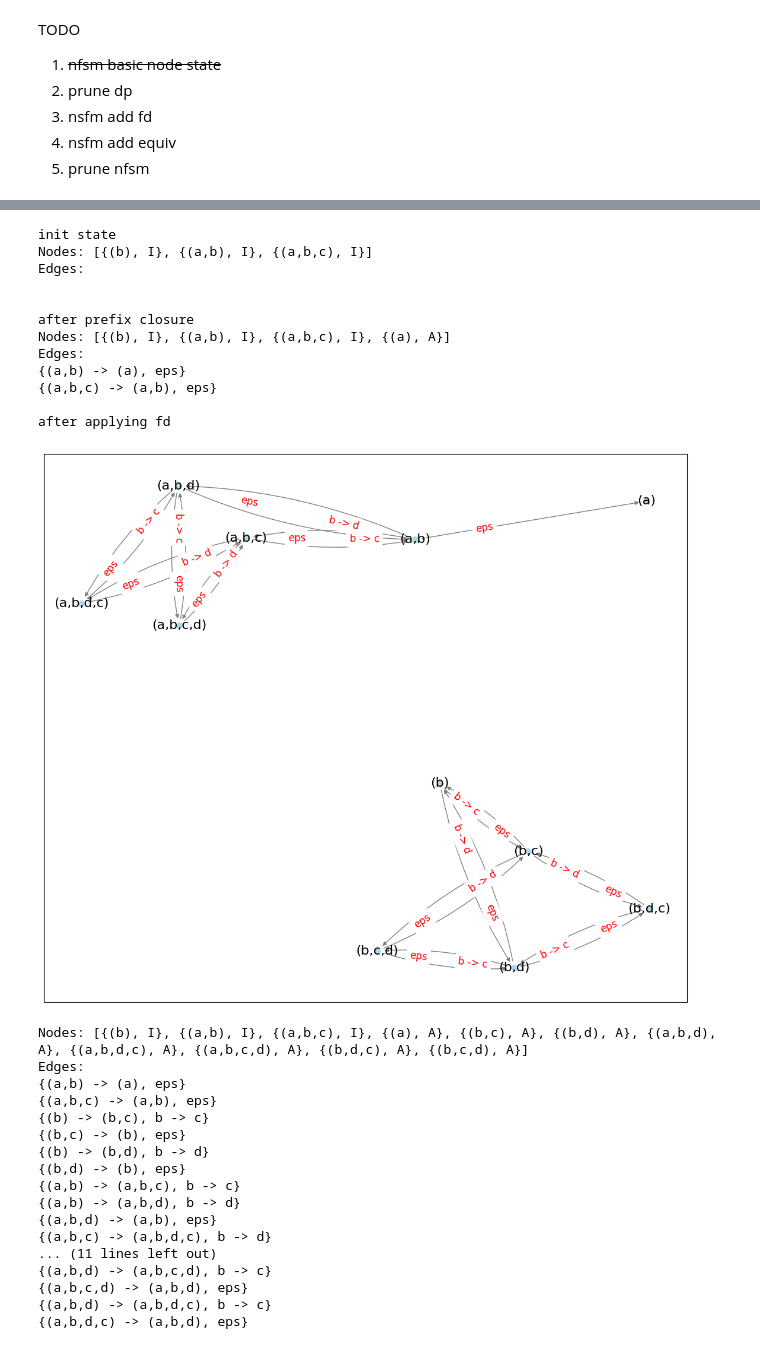
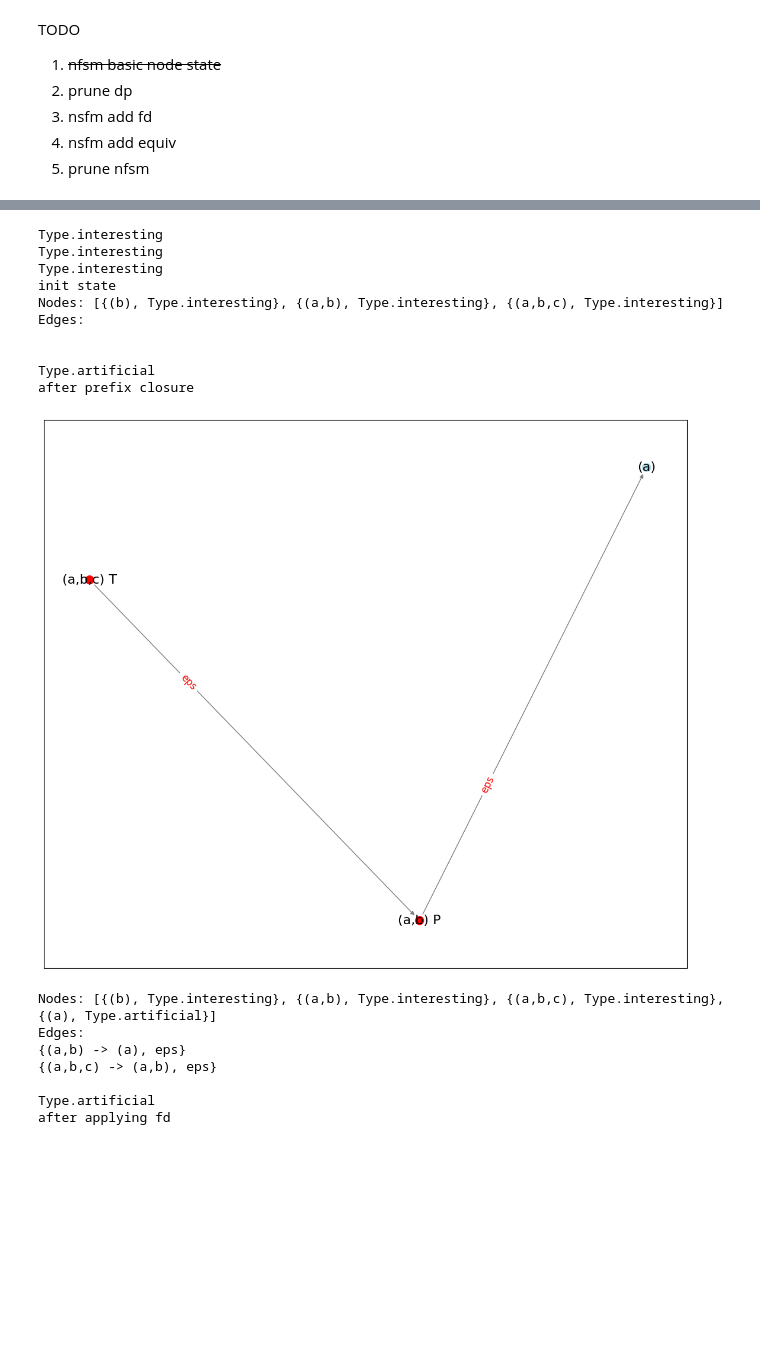
Before and after one commit to pavelvelikhov/DPHyp, a Jupyter notebook: OrderGroupFramework.ipynb, the cells around one changed output, grey strips where cells are left out. Cells and saved outputs as stored; diff of their text form; code cells hidden in the pictures; blank space fills up the shorter version.

```diff
--- a/OrderGroupFramework.ipynb
+++ b/OrderGroupFramework.ipynb
@@ -68,7 +91,9 @@ import matplotlib.pyplot as plt
 
 class FD:
     class Type(enum.Enum):
-        eps = 0
+        eps = 0,
+        equiv = 1,
+        ordinary = 2
 
     def __init__(self, activation_nodes: str, required_nodes: str):
         if len(activation_nodes) == 0 and len(required_nodes) == 0:
@@ -94,6 +119,7 @@ class Ordering:
         return '(' + ','.join(self.order) + ')'
 # %%
 from copy import deepcopy
+import warnings
 
 class NFSMNode:
     class Type(enum.Enum):
@@ -101,11 +127,15 @@ class NFSMNode:
         interesting = 1
 
     def __init__(self, ordering: Ordering, type: Type) -> None:
+        print(type)
         self.ordering = ordering
         self.type = type
 
     def __repr__(self) -> str:
-        return '{' + f'{self.ordering}, {"A" if self.type == NFSMNode.Type.artificial else "I"}' + '}'
+        # if self.Type not in (NFSMNode.Type.artificial, NFSMNode.Type.interesting):
+        #     raise RuntimeError(f"{str(self.Type)} is not defined")
+        # {"A" if self.type == NFSMNode.Type.artificial else "I"}
+        return '{' + f'{self.ordering}, {self.type}' + '}'
 
 class NFSMEdge:
     def __init__(self, lhs, rhs, fd: set[FD]) -> None:
@@ -137,15 +167,17 @@ class NFSM:
     def construct(self, functional_dependencies, produced, tested):
         interesting_orderings = produced + tested
         self.add_init_nodes(interesting_orderings)
-        self.debug_print('init state')
+        self.debug_print('init state', False)
 
         self.prefix_closure()
-        self.debug_print('after prefix closure')
+        self.debug_print('after prefix closure', True)
 
-        self.filter_dp(functional_dependencies)
-
+        functional_dependencies = self.prune_dp(functional_dependencies)
         self.apply_fd(functional_dependencies)
         self.debug_print('after applying fd', True)
+
+
+        self.prune_nodes()
 
 
 # private methods
@@ -165,8 +197,20 @@ class NFSM:
                     break
 
 
-    def filter_dp(self, functional_dependencies):
-        pass
+    def prune_dp(self, functional_dependencies):
+        new_fds = []
+        for fd in functional_dependencies:
+            used = False
+            for idx, node in enumerate(self.nodes):
+                if node.type == NFSMNode.Type.interesting and node.ordering.order.count(fd.required_nodes) > 0:
+                    used = True
+                    break
+
+            if used:
+               new_fds.append(fd)
+
+        return new_fds
+
 
     def apply_fd(self, functional_dependencies):
         node_idx = 0
@@ -185,6 +229,12 @@ class NFSM:
                         self.add_edge(r_idx, node_idx, 'eps')
 
             node_idx += 1
+
+    def prune_nodes(self):
+        interesting_indexies = []
+        for idx, node in enumerate(self.nodes):
+            if node.ordering.type == Ordering.Type.tested:
+                pass
 
 
     def add_edge(self, l_idx, r_idx, fd):
@@ -222,55 +272,43 @@ class NFSM:
 
 def create_orderings(orderings : list[str], type: Ordering.Type):
     res = []
     for ordering in orderings:
         res.append(Ordering(list(ordering), type))
     return res
 
 
 produced = create_orderings(['b', 'ab'], Ordering.Type.produced)
 tested = create_orderings(['abc'], Ordering.Type.tested)
 
 fds = [
     FD('b', 'c'),
     FD('b', 'd'),
 ]
 
 nfsm = NFSM()
 nfsm.construct(fds, produced, tested)
 
 
 # fds = [
 #     FD('a', 'b'),
 #     # FD('')
 # ]
 # %% [output]
+Type.interesting
+Type.interesting
+Type.interesting
 init state
-Nodes: [{(b), I}, {(a,b), I}, {(a,b,c), I}]
+Nodes: [{(b), Type.interesting}, {(a,b), Type.interesting}, {(a,b,c), Type.interesting}]
 Edges:
 
 
+Type.artificial
 after prefix closure
-Nodes: [{(b), I}, {(a,b), I}, {(a,b,c), I}, {(a), A}]
-Edges:
-{(a,b) -> (a), eps}
-{(a,b,c) -> (a,b), eps}
-
-after applying fd
-[figure, old version]
+[figure, new version]
-Nodes: [{(b), I}, {(a,b), I}, {(a,b,c), I}, {(a), A}, {(b,c), A}, {(b,d), A}, {(a,b,d), A}, {(a,b,d,c), A}, {(a,b,c,d), A}, {(b,d,c), A}, {(b,c,d), A}]
+Nodes: [{(b), Type.interesting}, {(a,b), Type.interesting}, {(a,b,c), Type.interesting}, {(a), Type.artificial}]
 Edges:
 {(a,b) -> (a), eps}
 {(a,b,c) -> (a,b), eps}
-{(b) -> (b,c), b -> c}
-{(b,c) -> (b), eps}
-{(b) -> (b,d), b -> d}
-{(b,d) -> (b), eps}
-{(a,b) -> (a,b,c), b -> c}
-{(a,b) -> (a,b,d), b -> d}
-{(a,b,d) -> (a,b), eps}
-{(a,b,c) -> (a,b,d,c), b -> d}
-... (11 lines left out)
-{(a,b,d) -> (a,b,c,d), b -> c}
-{(a,b,c,d) -> (a,b,d), eps}
-{(a,b,d) -> (a,b,d,c), b -> c}
-{(a,b,d,c) -> (a,b,d), eps}
+
+Type.artificial
+after applying fd
```
Also changed, not shown: parts of 3 cells of this notebook.
